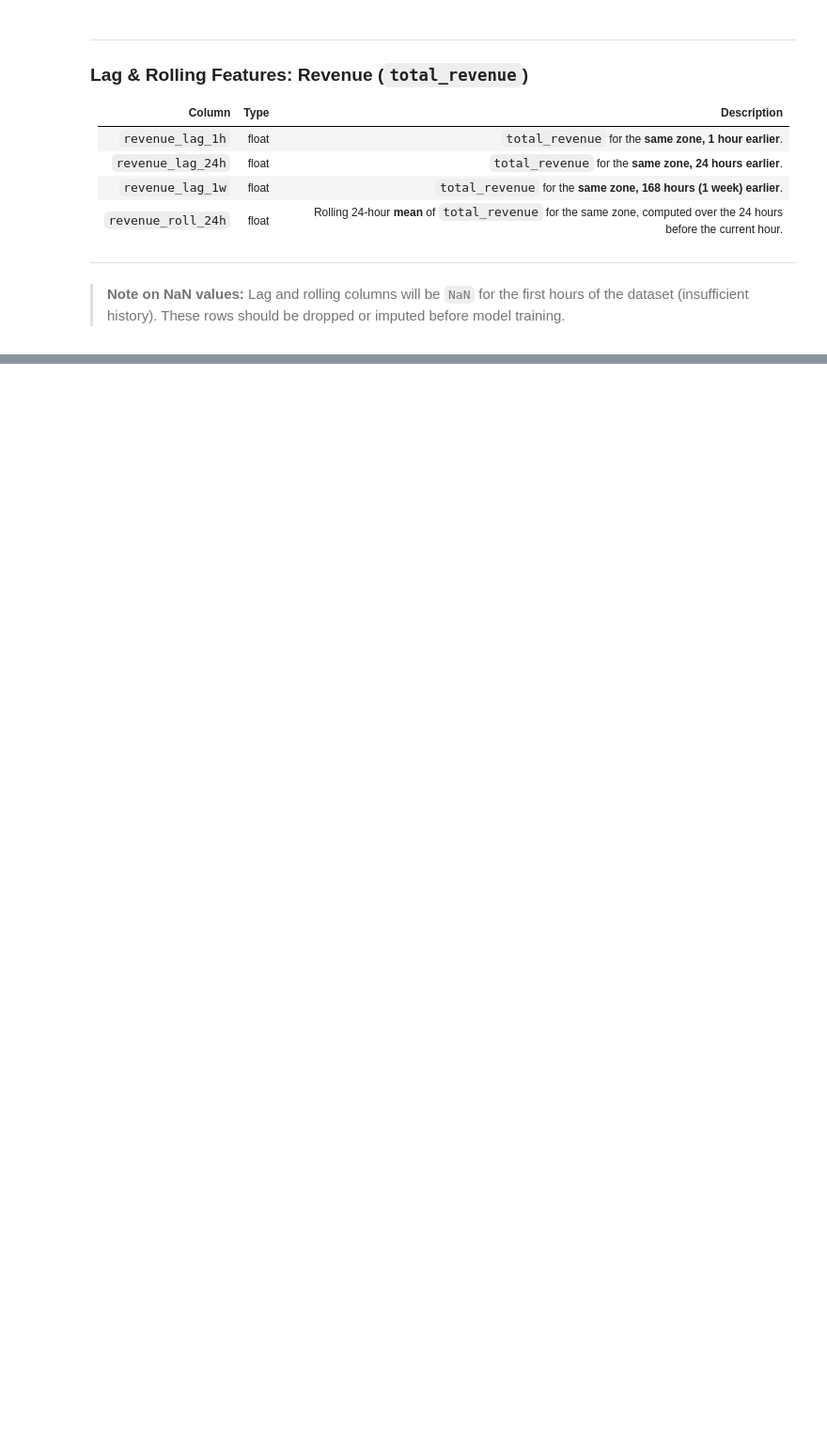
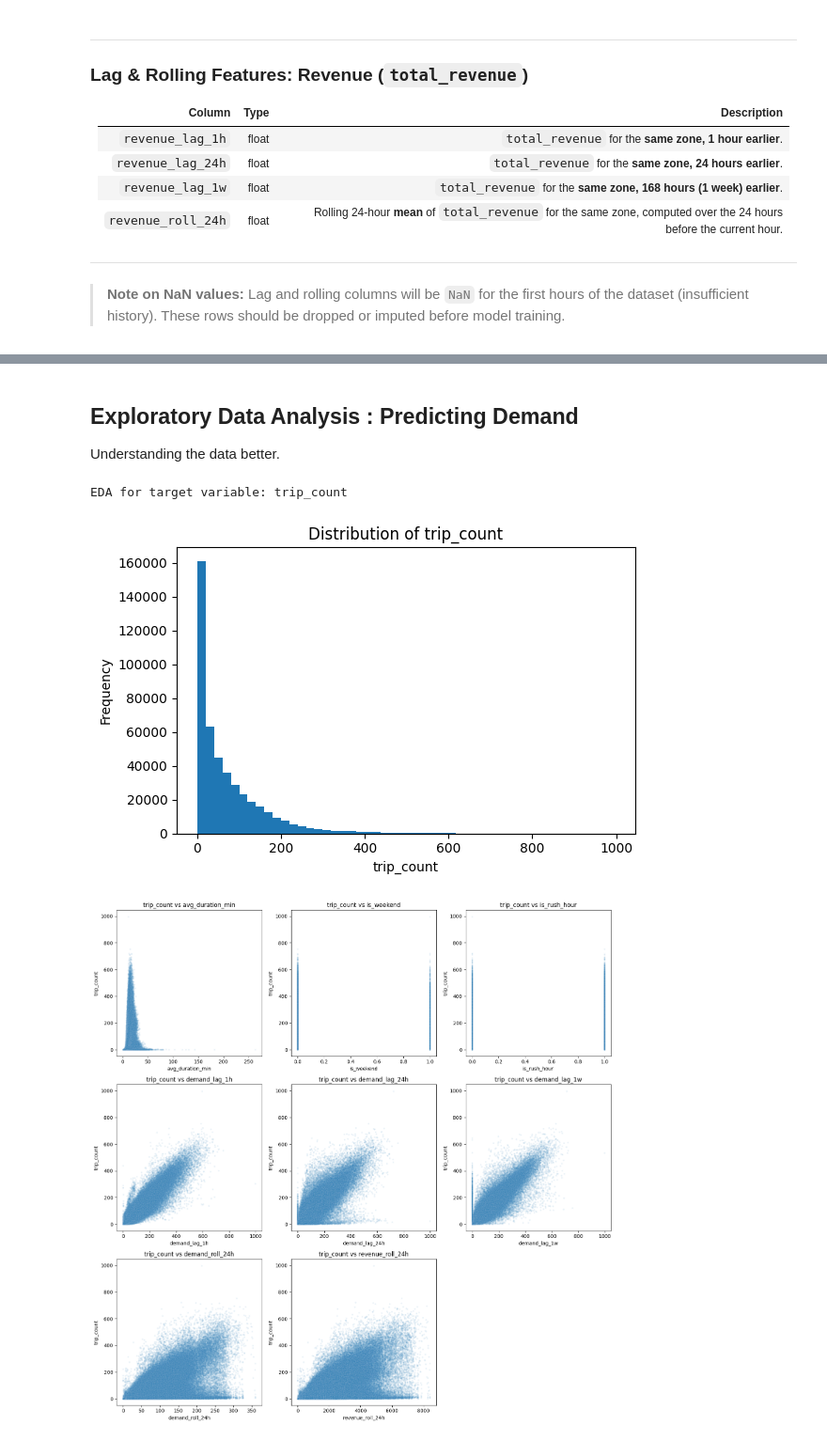
Before and after one commit to kaleater22/ID5059_Group_Project, a Jupyter notebook: ID5059 Group Project.ipynb, the cells around one changed output, grey strips where cells are left out. Shown at 94% size. Drawn from its saved outputs; the diff is of its cells as text; code cells hidden in the pictures; blank space fills up the shorter version.

Commit message:
Adding general and demand specific EDA

```diff
--- a/ID5059 Group Project.ipynb
+++ b/ID5059 Group Project.ipynb
@@ -320,0 +508,4 @@ print(nyc_taxi_2024['fare_amount'].describe(percentiles=[0.005, 0.05, 0.25, 0.5,
+# %% [markdown]
+## Exploratory Data Analysis : Predicting Demand
+
+Understanding the data better.
@@ -320,0 +617,6 @@ print(nyc_taxi_2024['fare_amount'].describe(percentiles=[0.005, 0.05, 0.25, 0.5,
+# %%
+eda_target(taxi_clean, 'trip_count')
+# %% [output]
+EDA for target variable: trip_count
+[figure, added]
+[figure, added]
```
Also changed, not shown: parts of 28 cells of this notebook.
